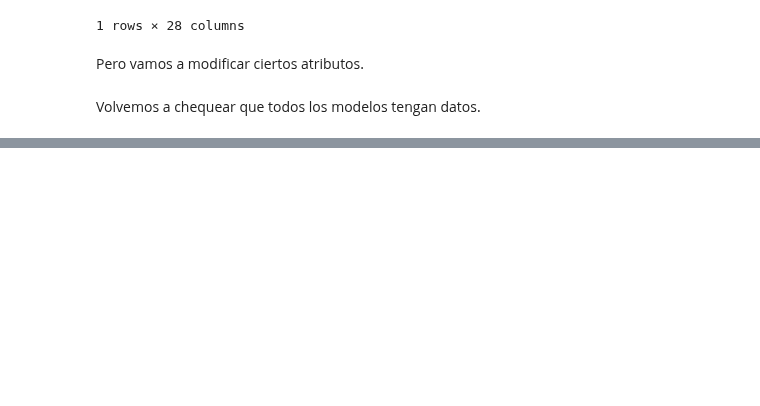
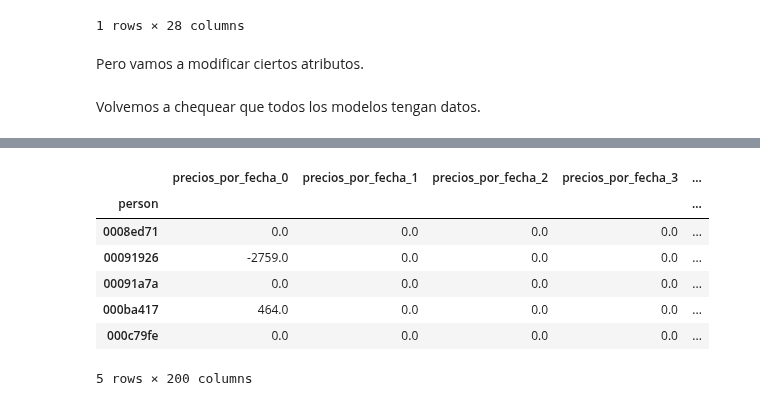
Before and after one commit to seblaz/7506-datos-tp2, a Jupyter notebook: Features/Features Seba.ipynb, the cells around one changed output, grey strips where cells are left out. Drawn from its saved outputs; the diff is of its cells as text; code cells hidden in the pictures; blank space fills up the shorter version.

```diff
--- a/Features/Features Seba.ipynb
+++ b/Features/Features Seba.ipynb
@@ -336,0 +395,2 @@ assert(precios[precios['price_current'].isna()].shape[0] == 0)
+# %%
+df_merged = df.merge(precios, how='left', on='sku')
@@ -336,0 +399,6 @@ assert(precios[precios['price_current'].isna()].shape[0] == 0)
+# %%
+df_merged['timestamp'] = df_merged['timestamp'].astype('str')
+# %%
+%%time
+grouped = df_merged.groupby(['person', 'timestamp']).agg({'price_current': 'mean'}).fillna(0)
+grouped = grouped.reset_index(level=1).groupby('person').apply(lambda x: dict(x.to_dict(orient='split')['data']))
@@ -336,0 +408,17 @@ assert(precios[precios['price_current'].isna()].shape[0] == 0)
+# %%
+h = FeatureHasher(n_features=100)
+f = h.transform(d)
+features = pd.DataFrame(data=f.toarray()).add_prefix('precios_por_fecha_')
+features.index = grouped.index
+# %%
+assert(features.shape[0] == df_features.shape[0])
+features.head()
+# %% [output]
+|  | precios_por_fecha_0 | precios_por_fecha_1 | precios_por_fecha_2 | precios_por_fecha_3 | ... |
+| person |  |  |  |  | ... |
+| 0008ed71 | 0.0 | 0.0 | 0.0 | 0.0 | ... |
+| 00091926 | -2759.0 | 0.0 | 0.0 | 0.0 | ... |
+| 00091a7a | 0.0 | 0.0 | 0.0 | 0.0 | ... |
+| 000ba417 | 464.0 | 0.0 | 0.0 | 0.0 | ... |
+| 000c79fe | 0.0 | 0.0 | 0.0 | 0.0 | ... |
+5 rows × 200 columns
```
Also changed, not shown: parts of 21 cells of this notebook.
